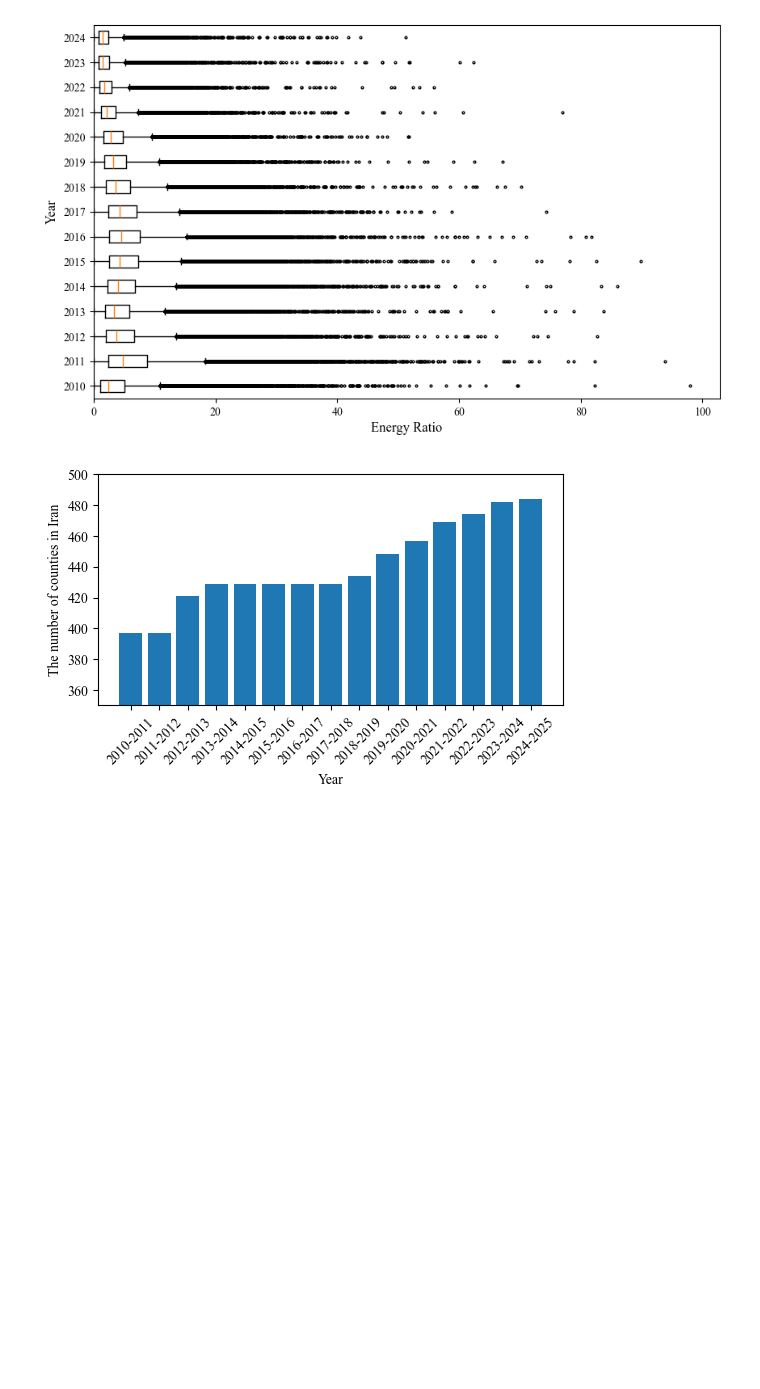
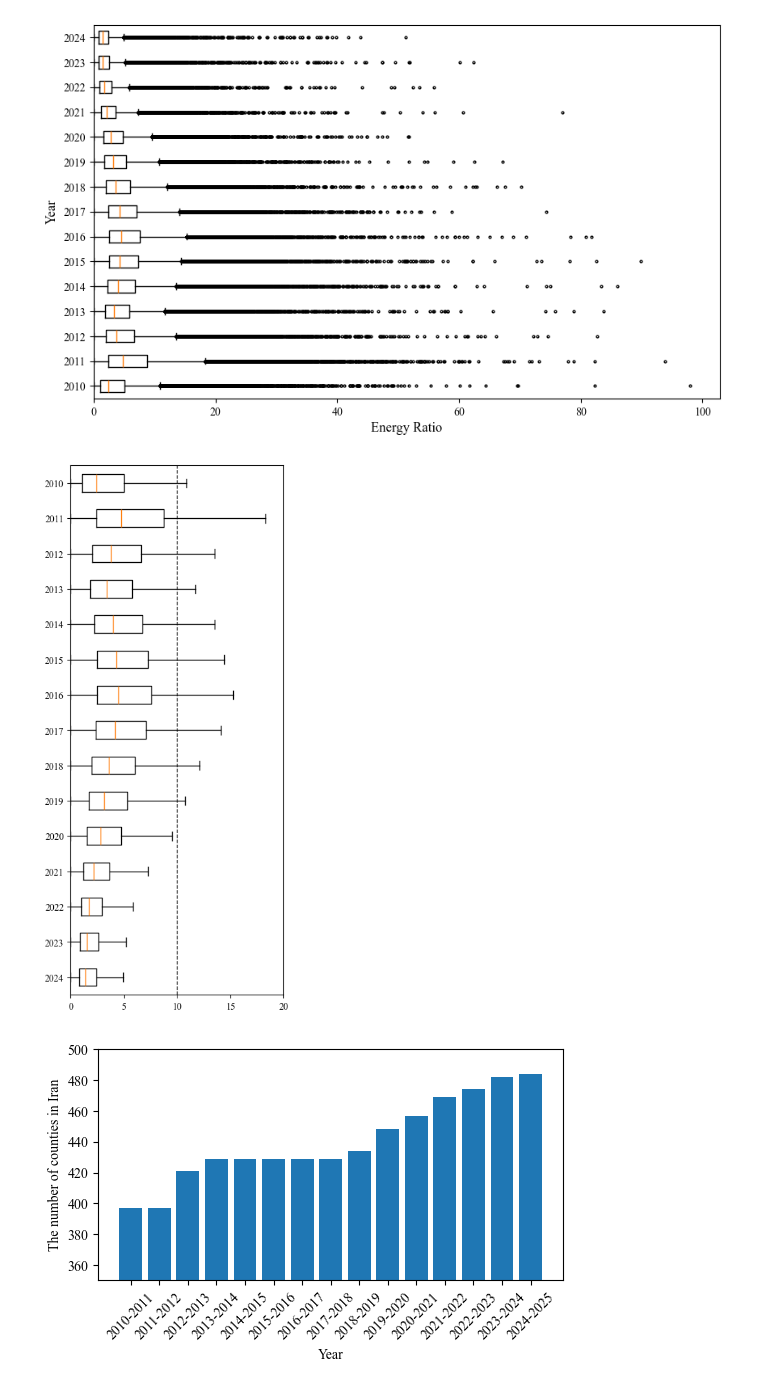
Before and after one commit to sinanarimani/energy-poverty, a Jupyter notebook: evaluation.ipynb, the cells around one changed output. Drawn from its saved outputs; the diff is of its cells as text; code cells hidden in the pictures; blank space fills up the shorter version.

```diff
--- a/evaluation.ipynb
+++ b/evaluation.ipynb
@@ -78,6 +78,8 @@ data.loc[data["year"]==2022]
 # %% [markdown]
 # Working on HIES
 # %%
-data = pd.read_pickle("merged")
-data.info()
+#data = pd.read_pickle("merged")
+#data.info()
+merged = pd.read_pickle("merged")
+merged["Tenure"].unique()
 # %% [output]
@@ -270,6 +270,42 @@ plt.xlim(0,)
 plt.show()
 # %% [output]
 [figure]
+# %%
+import numpy as np
+import matplotlib.pyplot as plt
+
+# Sort years descending
+years = np.sort(data["year"].unique())[::-1]
+
+groups = [data.loc[data["year"] == y, "energy_Ratio"].dropna() for y in years]
+
+# Compute whiskers per group (mean ± 3*std)
+whiskers = []
+for g in groups:
+    mean = g.mean()
+    std = g.std()
+    lower = max(g.min(), mean - 3*std)
+    upper = min(g.max(), mean + 3*std)
+    whiskers.append([lower, upper])
+
+# Now plot boxes
+fig, ax = plt.subplots(figsize=(4, 10))
+
+# matplotlib boxplot does not take array of absolute whiskers directly for multiple boxes.
+# workaround: set whis=None and manually clip outliers
+ax.boxplot(groups, labels=years, vert=False, showfliers=False)
+
+# Draw vertical line at x=10
+plt.axvline(x=10, color="black", linestyle="--", linewidth=1)
+
+# Font for ticks
+for label in ax.get_xticklabels() + ax.get_yticklabels():
+    label.set_fontname("Times New Roman")
+
+plt.xlim(0,20)
+plt.show()
+# %% [output]
+[figure, added]
 # %%
 list_ofColumns = [
     "2010-2011",
```
Also changed, not shown: parts of 15 cells of this notebook.
